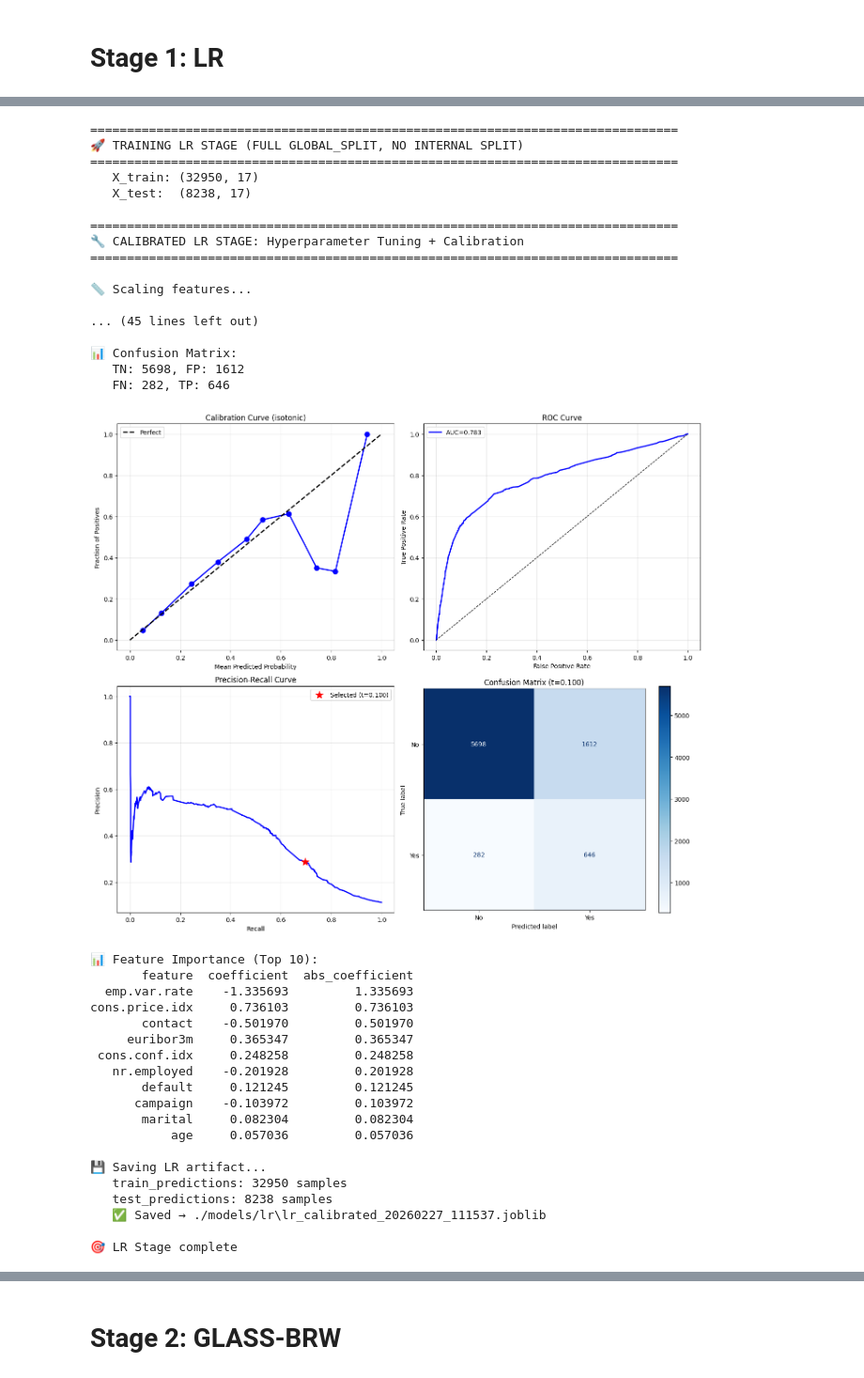
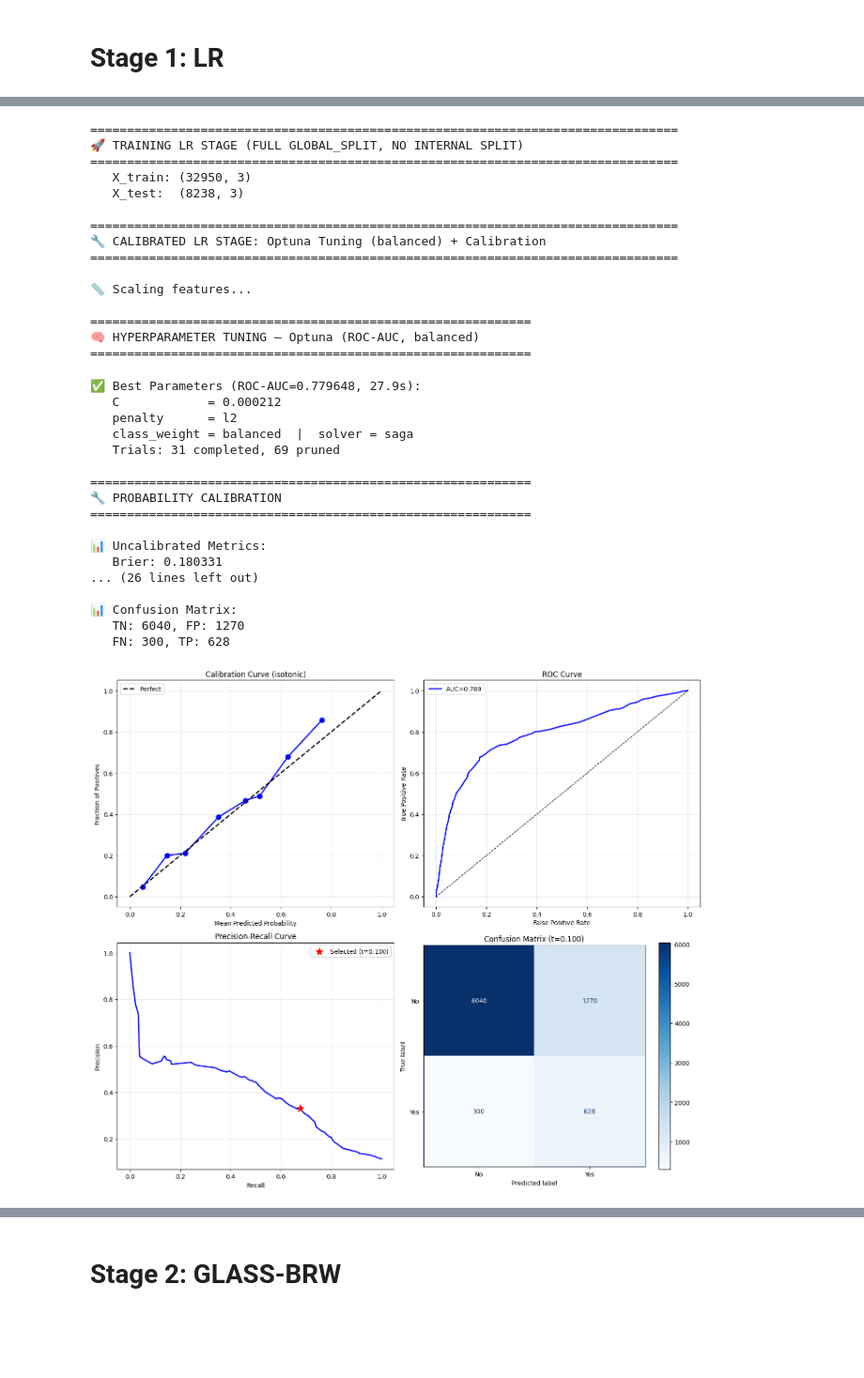
Before and after one commit to HKtrill/ai-business-coach, a Jupyter notebook: prototype/glass_pipeline/glass_cascade .ipynb, the cells around one changed output, grey strips where cells are left out. Shown at 94% size. Drawn from its saved outputs; the diff is of its cells as text; code cells hidden in the pictures; blank space fills up the shorter version.

```diff
--- a/prototype/glass_pipeline/glass_cascade .ipynb
+++ b/prototype/glass_pipeline/glass_cascade .ipynb
@@ -214,0 +164,17 @@ emp.var.rate    0.532 -0.047 -0.011
+# %%
+
+# ============================================================
+# CELL 6: FEATURE ENGINEERING — LR STAGE 1
+# ============================================================
+# Source: prototype/glass_pipeline/lr/feature_engineering.py
+#
+# Produces (3 columns):
+#   LIVE  cellular_crisis       — no target used; safe on any split
+#   LIVE  euribor3m_local_rate  — fitted on X_train only (leakage-free)
+#   LIVE  dow_month_encoded     — fitted on X_train + y_train (leakage-free)
+# ============================================================
+from lr.feature_engineering import engineer_features
+
+X_train_eng, X_test_eng, engineer = engineer_features(
+    X_train, X_test, y_train
+)
@@ -280,51 +261,46 @@ X_train_pruned, X_test_pruned, analyzer = analyze_and_prune_features(
 # %%
 # ============================================================
-# CELL 9: HYPERPARAMETER TUNING + CALIBRATION (FIXED)
+# CELL 9: LR TUNING + CALIBRATION
 # ============================================================
-# Uses CV for threshold optimization - no internal split needed
-# Saves predictions for FULL GLOBAL_SPLIT
+from lr.lr_stage_calibrated import train_calibrated_lr_stage
 
 calibrated_stage, calibrated_metrics = train_calibrated_lr_stage(
-    X_train, X_test,
+    X_train_eng, X_test_eng,
     y_train, y_test,
     save=True,
     output_dir="./models/lr"
 )
 # %% [output]
 ================================================================================
 🚀 TRAINING LR STAGE (FULL GLOBAL_SPLIT, NO INTERNAL SPLIT)
 ================================================================================
-   X_train: (32950, 17)
-   X_test:  (8238, 17)
+   X_train: (32950, 3)
+   X_test:  (8238, 3)
 
 ================================================================================
-🔧 CALIBRATED LR STAGE: Hyperparameter Tuning + Calibration
+🔧 CALIBRATED LR STAGE: Optuna Tuning (balanced) + Calibration
 ================================================================================
 
 📏 Scaling features...
 
-... (45 lines left out)
-
-📊 Confusion Matrix:
-   TN: 5698, FP: 1612
-   FN: 282, TP: 646
+============================================================
+🧠 HYPERPARAMETER TUNING — Optuna (ROC-AUC, balanced)
+============================================================
+✅ Best Parameters (ROC-AUC=0.779648, 27.9s):
+   C            = 0.000212
+   penalty      = l2
+   class_weight = balanced  |  solver = saga
+   Trials: 31 completed, 69 pruned
+
+============================================================
+🔧 PROBABILITY CALIBRATION
+============================================================
+
+📊 Uncalibrated Metrics:
+   Brier: 0.180331
+... (26 lines left out)
+
+📊 Confusion Matrix:
+   TN: 6040, FP: 1270
+   FN: 300, TP: 628
-[figure, old version]
+[figure, new version]
-📊 Feature Importance (Top 10):
-       feature  coefficient  abs_coefficient
-  emp.var.rate    -1.335693         1.335693
-cons.price.idx     0.736103         0.736103
-       contact    -0.501970         0.501970
-     euribor3m     0.365347         0.365347
- cons.conf.idx     0.248258         0.248258
-   nr.employed    -0.201928         0.201928
-       default     0.121245         0.121245
-      campaign    -0.103972         0.103972
-       marital     0.082304         0.082304
-           age     0.057036         0.057036
-
-💾 Saving LR artifact...
-   train_predictions: 32950 samples
-   test_predictions: 8238 samples
-   ✅ Saved → ./models/lr\lr_calibrated_20260227_111537.joblib
-
-🎯 LR Stage complete
```
Also changed, not shown: parts of 28 cells of this notebook, 52 other files.
